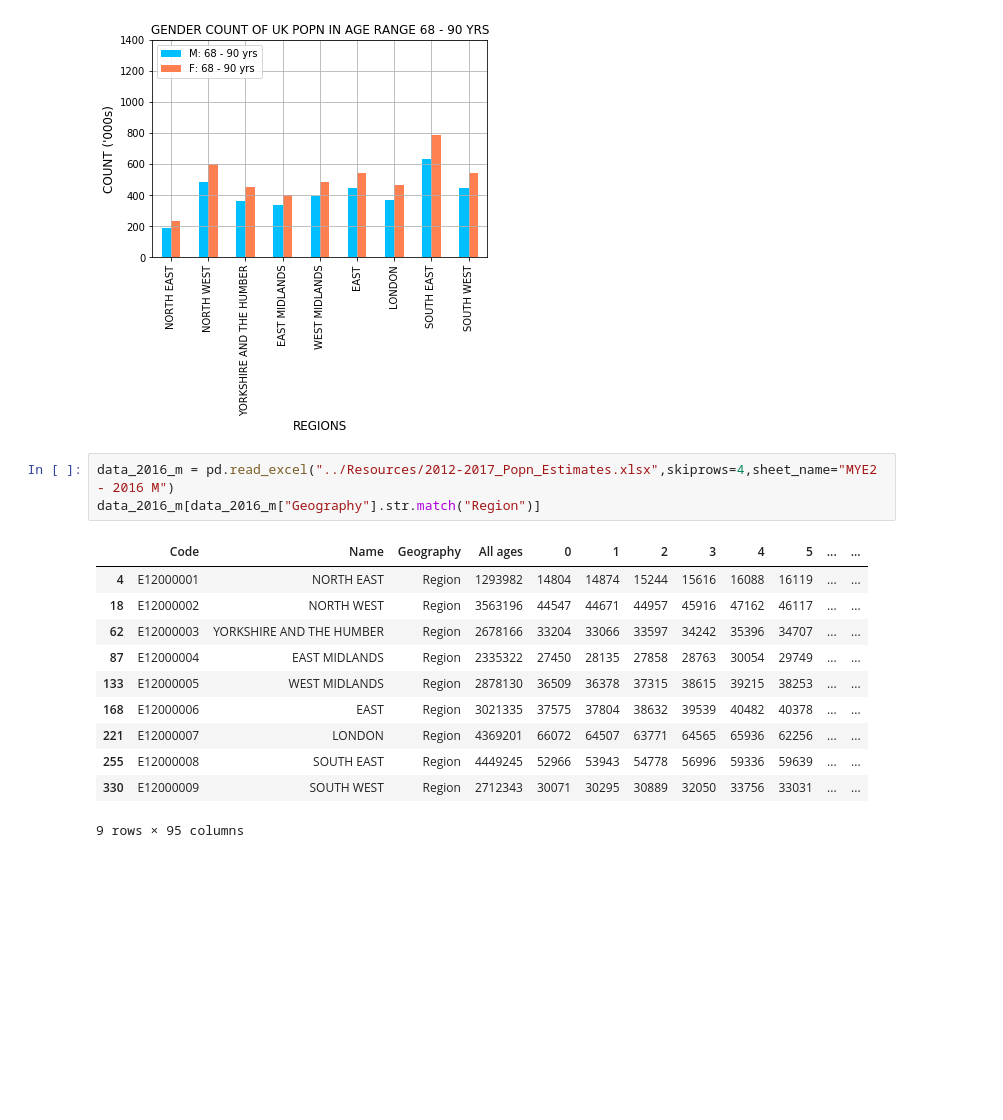
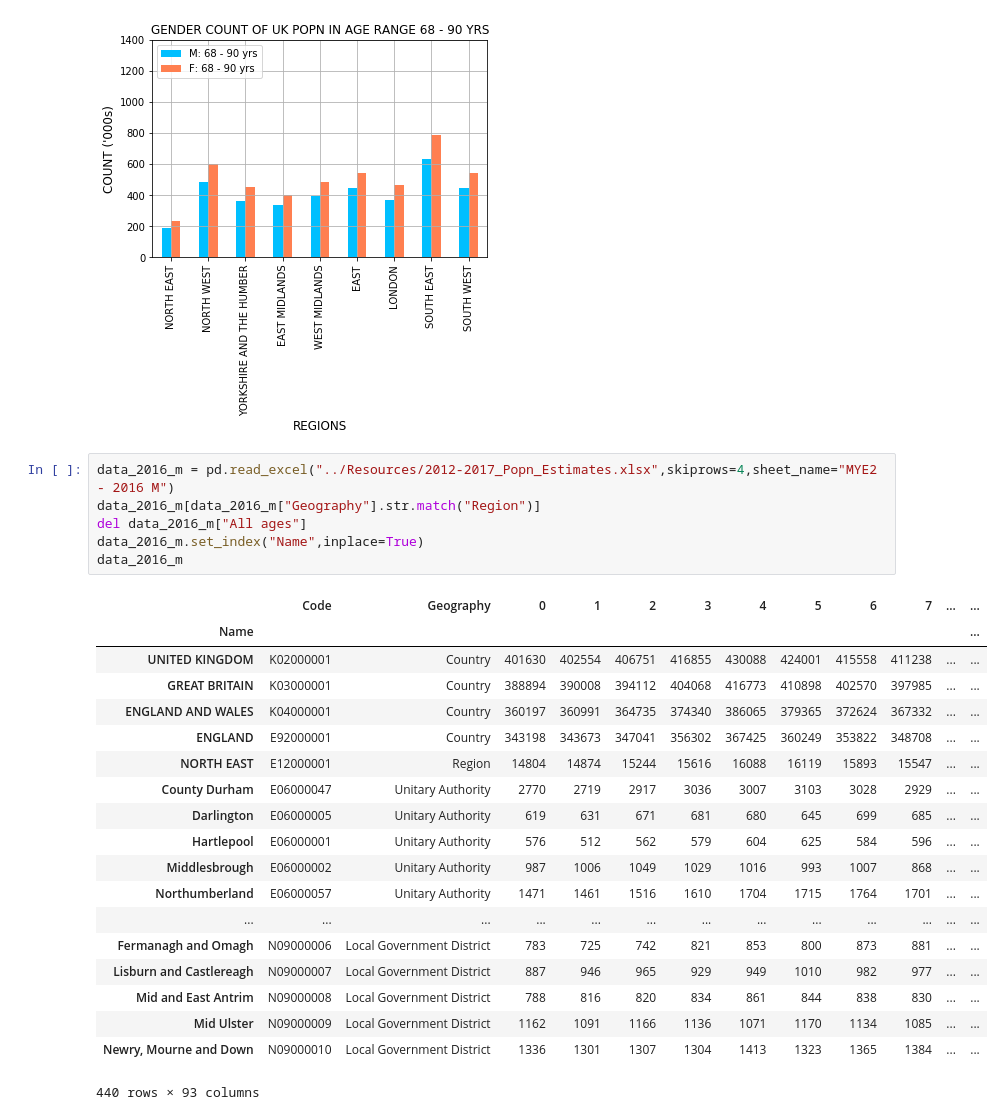
Before and after one commit to harper-data-mind/Project1, a Jupyter notebook: Jupyter Notebooks/UK_Pop_Data.ipynb, the cells around one changed output. Saved outputs shown, nothing was run; the diff lists cells and outputs as text; blank space fills up the shorter version.

```diff
--- a/Jupyter Notebooks/UK_Pop_Data.ipynb
+++ b/Jupyter Notebooks/UK_Pop_Data.ipynb
@@ -205,15 +205,26 @@ plt.savefig("../Visualizations/68_to_90_gender_bar_chart.png",bbox_inches="tight
 # %%
 data_2016_m = pd.read_excel("../Resources/2012-2017_Popn_Estimates.xlsx",skiprows=4,sheet_name="MYE2 - 2016 M")
 data_2016_m[data_2016_m["Geography"].str.match("Region")]
+del data_2016_m["All ages"]
+data_2016_m.set_index("Name",inplace=True)
+data_2016_m
 # %% [output]
-|  | Code | Name | Geography | All ages | 0 | 1 | 2 | 3 | 4 | 5 | ... | ... |
-| 4 | E12000001 | NORTH EAST | Region | 1293982 | 14804 | 14874 | 15244 | 15616 | 16088 | 16119 | ... | ... |
-| 18 | E12000002 | NORTH WEST | Region | 3563196 | 44547 | 44671 | 44957 | 45916 | 47162 | 46117 | ... | ... |
-| 62 | E12000003 | YORKSHIRE AND THE HUMBER | Region | 2678166 | 33204 | 33066 | 33597 | 34242 | 35396 | 34707 | ... | ... |
-| 87 | E12000004 | EAST MIDLANDS | Region | 2335322 | 27450 | 28135 | 27858 | 28763 | 30054 | 29749 | ... | ... |
-| 133 | E12000005 | WEST MIDLANDS | Region | 2878130 | 36509 | 36378 | 37315 | 38615 | 39215 | 38253 | ... | ... |
-| 168 | E12000006 | EAST | Region | 3021335 | 37575 | 37804 | 38632 | 39539 | 40482 | 40378 | ... | ... |
-| 221 | E12000007 | LONDON | Region | 4369201 | 66072 | 64507 | 63771 | 64565 | 65936 | 62256 | ... | ... |
-| 255 | E12000008 | SOUTH EAST | Region | 4449245 | 52966 | 53943 | 54778 | 56996 | 59336 | 59639 | ... | ... |
-| 330 | E12000009 | SOUTH WEST | Region | 2712343 | 30071 | 30295 | 30889 | 32050 | 33756 | 33031 | ... | ... |
+|  | Code | Geography | 0 | 1 | 2 | 3 | 4 | 5 | 6 | 7 | ... | ... |
+| Name |  |  |  |  |  |  |  |  |  |  |  | ... |
+| UNITED KINGDOM | K02000001 | Country | 401630 | 402554 | 406751 | 416855 | 430088 | 424001 | 415558 | 411238 | ... | ... |
+| GREAT BRITAIN | K03000001 | Country | 388894 | 390008 | 394112 | 404068 | 416773 | 410898 | 402570 | 397985 | ... | ... |
+| ENGLAND AND WALES | K04000001 | Country | 360197 | 360991 | 364735 | 374340 | 386065 | 379365 | 372624 | 367332 | ... | ... |
+| ENGLAND | E92000001 | Country | 343198 | 343673 | 347041 | 356302 | 367425 | 360249 | 353822 | 348708 | ... | ... |
+| NORTH EAST | E12000001 | Region | 14804 | 14874 | 15244 | 15616 | 16088 | 16119 | 15893 | 15547 | ... | ... |
+| County Durham | E06000047 | Unitary Authority | 2770 | 2719 | 2917 | 3036 | 3007 | 3103 | 3028 | 2929 | ... | ... |
+| Darlington | E06000005 | Unitary Authority | 619 | 631 | 671 | 681 | 680 | 645 | 699 | 685 | ... | ... |
+| Hartlepool | E06000001 | Unitary Authority | 576 | 512 | 562 | 579 | 604 | 625 | 584 | 596 | ... | ... |
+| Middlesbrough | E06000002 | Unitary Authority | 987 | 1006 | 1049 | 1029 | 1016 | 993 | 1007 | 868 | ... | ... |
+| Northumberland | E06000057 | Unitary Authority | 1471 | 1461 | 1516 | 1610 | 1704 | 1715 | 1764 | 1701 | ... | ... |
+| ... | ... | ... | ... | ... | ... | ... | ... | ... | ... | ... | ... | ... |
+| Fermanagh and Omagh | N09000006 | Local Government District | 783 | 725 | 742 | 821 | 853 | 800 | 873 | 881 | ... | ... |
+| Lisburn and Castlereagh | N09000007 | Local Government District | 887 | 946 | 965 | 929 | 949 | 1010 | 982 | 977 | ... | ... |
+| Mid and East Antrim | N09000008 | Local Government District | 788 | 816 | 820 | 834 | 861 | 844 | 838 | 830 | ... | ... |
+| Mid Ulster | N09000009 | Local Government District | 1162 | 1091 | 1166 | 1136 | 1071 | 1170 | 1134 | 1085 | ... | ... |
+| Newry, Mourne and Down | N09000010 | Local Government District | 1336 | 1301 | 1307 | 1304 | 1413 | 1323 | 1365 | 1384 | ... | ... |
-9 rows × 95 columns
+440 rows × 93 columns
```
Also changed, not shown: parts of 6 cells of this notebook, 1 other file.
